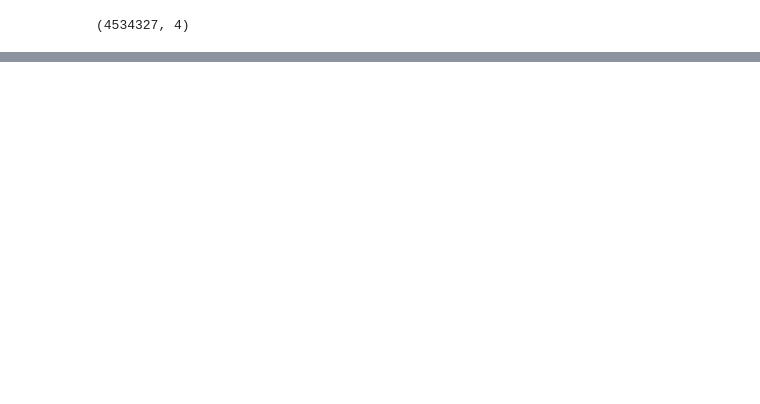
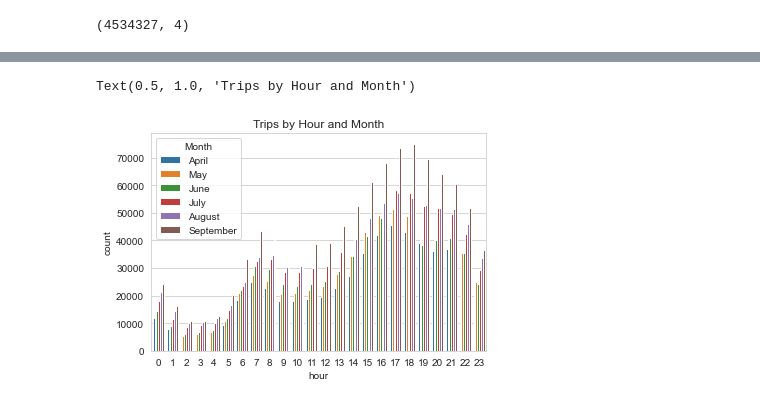
Before and after one commit to benkole01/Uber-Data-Analysis-Project, a Jupyter notebook: uber_data_analysis_project.ipynb, the cells around one changed output, grey strips where cells are left out. Drawn from its saved outputs; the diff is of its cells as text; code cells hidden in the pictures; blank space fills up the shorter version.

```diff
--- a/uber_data_analysis_project.ipynb
+++ b/uber_data_analysis_project.ipynb
@@ -63,0 +153,14 @@ uber_2014_df.shape
+# %%
+# day of month column
+uber_2014_df['Day_of_the_Month'] = uber_2014_df['Date/Time'].dt.day
+# %%
+# create a day of the week column by applying the day_of_the_week function on the Date/Time column
+uber_2014_df['Day_of_the_Week'] = uber_2014_df['Date/Time'].apply(day_of_the_week)
+# %%
+# define a function for the hour column
+def hour(datestring):
+
+    return datestring.hour
+# %%
+# create a hour column by applying the hour function on the Date/Time column
+uber_2014_df['hour'] = uber_2014_df['Date/Time'].apply(hour)
@@ -63,0 +180,7 @@ uber_2014_df.shape
+# %%
+# plot the trips by the hours in a day
+sns.countplot('hour', data=uber_2014_df, hue='Month')
+plt.title('Trips by Hour and Month')
+# %% [output]
+Text(0.5, 1.0, 'Trips by Hour and Month')
+[figure, added]
```
Also changed, not shown: parts of 44 cells of this notebook.
